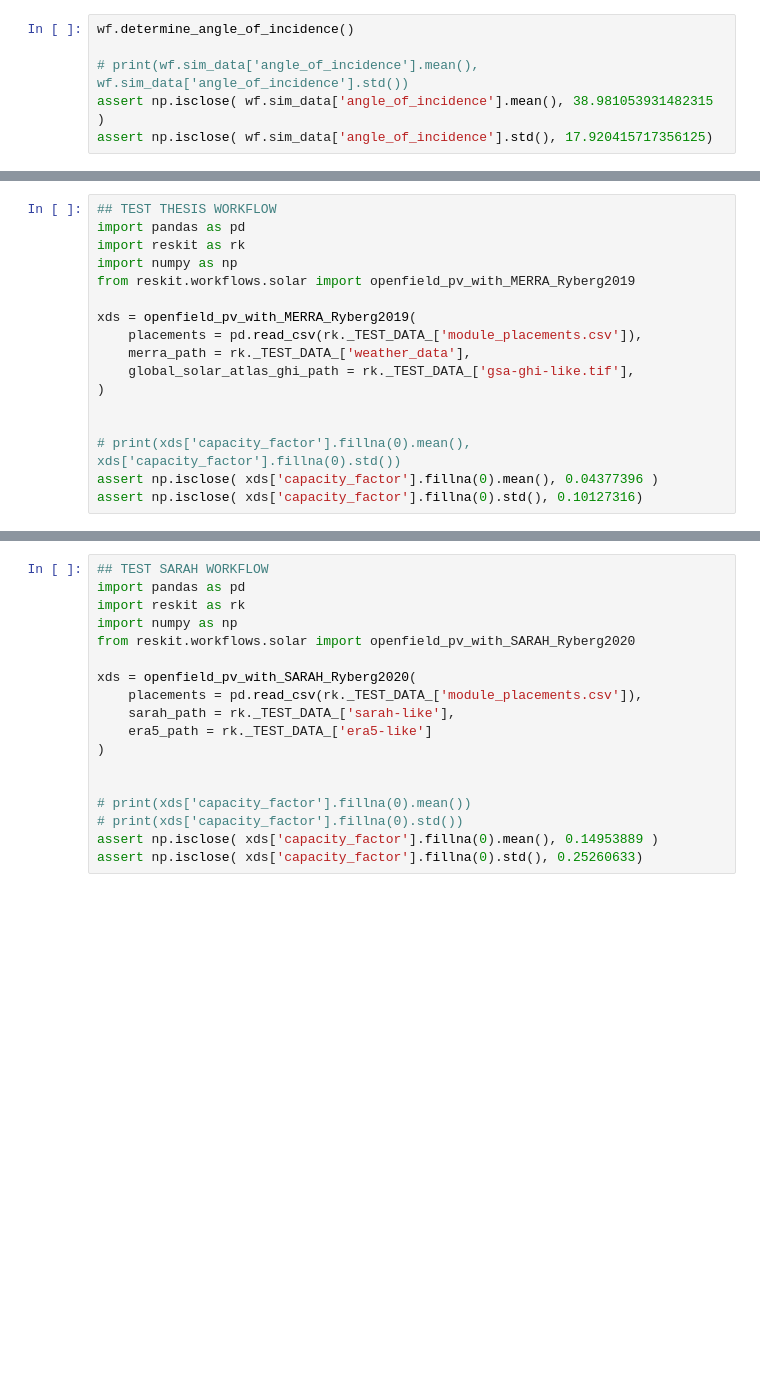
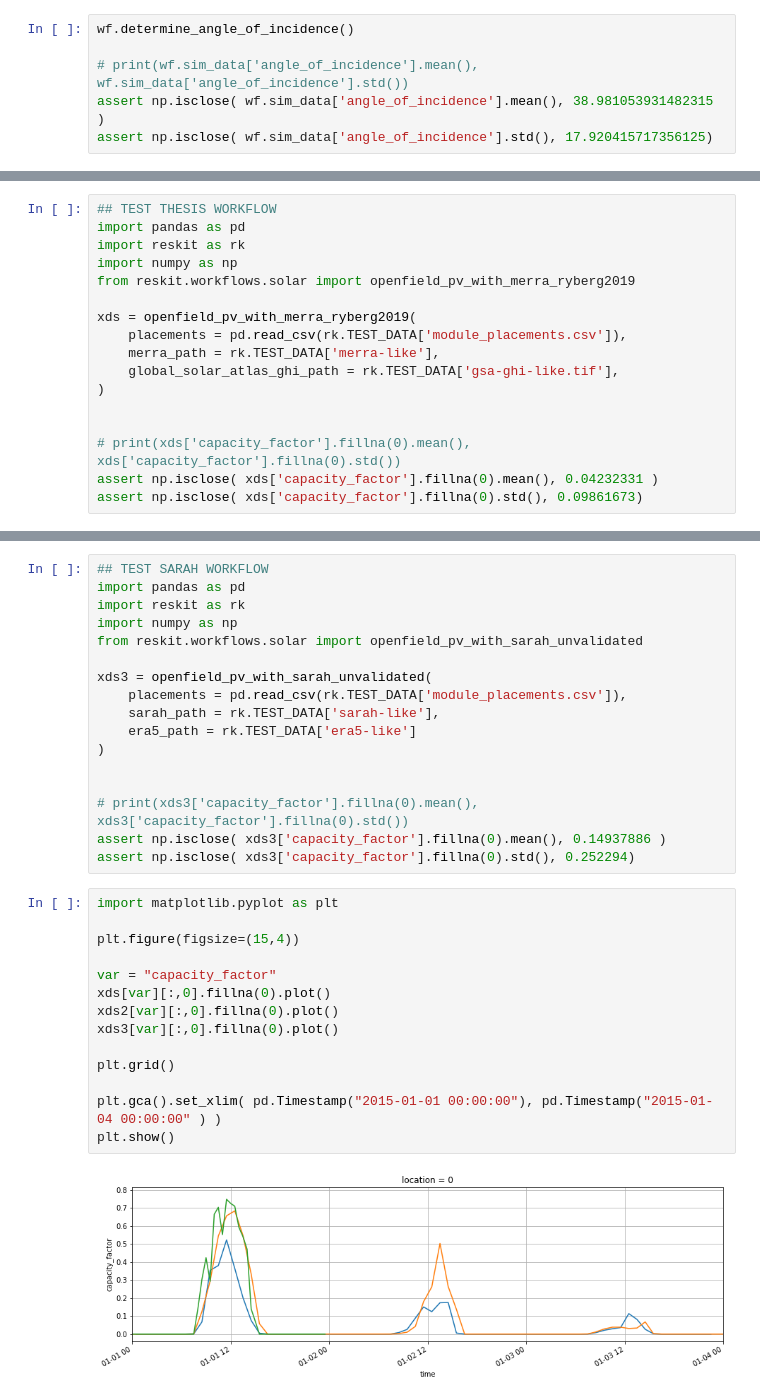
Before and after one commit to FZJ-IEK3-VSA/RESKit, a Jupyter notebook: examples/workflow_solar_testing.ipynb, the cells around one changed output, grey strips where cells are left out. Drawn from its saved outputs; the diff is of its cells as text; blank space fills up the shorter version.

```diff
--- a/examples/workflow_solar_testing.ipynb
+++ b/examples/workflow_solar_testing.ipynb
@@ -162,15 +164,15 @@ assert np.isclose( wf.sim_data['total_system_generation'].std(), 355.22719297283
 import pandas as pd
 import reskit as rk
 import numpy as np
-from reskit.workflows.solar import openfield_pv_with_MERRA_Ryberg2019
+from reskit.workflows.solar import openfield_pv_with_merra_ryberg2019
 
-xds = openfield_pv_with_MERRA_Ryberg2019(
-    placements = pd.read_csv(rk._TEST_DATA_['module_placements.csv']),
-    merra_path = rk._TEST_DATA_['weather_data'],
-    global_solar_atlas_ghi_path = rk._TEST_DATA_['gsa-ghi-like.tif'],
+xds = openfield_pv_with_merra_ryberg2019(
+    placements = pd.read_csv(rk.TEST_DATA['module_placements.csv']),
+    merra_path = rk.TEST_DATA['merra-like'],
+    global_solar_atlas_ghi_path = rk.TEST_DATA['gsa-ghi-like.tif'],
 )
 
 
 # print(xds['capacity_factor'].fillna(0).mean(), xds['capacity_factor'].fillna(0).std())
-assert np.isclose( xds['capacity_factor'].fillna(0).mean(), 0.04377396 )
-assert np.isclose( xds['capacity_factor'].fillna(0).std(), 0.10127316)
+assert np.isclose( xds['capacity_factor'].fillna(0).mean(), 0.04232331 )
+assert np.isclose( xds['capacity_factor'].fillna(0).std(), 0.09861673)
@@ -179,16 +200,31 @@ assert np.isclose( xds['capacity_factor'].fillna(0).std(), 0.10127316)
 import pandas as pd
 import reskit as rk
 import numpy as np
-from reskit.workflows.solar import openfield_pv_with_SARAH_Ryberg2020
+from reskit.workflows.solar import openfield_pv_with_sarah_unvalidated
 
-xds = openfield_pv_with_SARAH_Ryberg2020(
-    placements = pd.read_csv(rk._TEST_DATA_['module_placements.csv']),
-    sarah_path = rk._TEST_DATA_['sarah-like'],
-    era5_path = rk._TEST_DATA_['era5-like']
+xds3 = openfield_pv_with_sarah_unvalidated(
+    placements = pd.read_csv(rk.TEST_DATA['module_placements.csv']),
+    sarah_path = rk.TEST_DATA['sarah-like'],
+    era5_path = rk.TEST_DATA['era5-like']
 )
 
 
-# print(xds['capacity_factor'].fillna(0).mean())
-# print(xds['capacity_factor'].fillna(0).std())
-assert np.isclose( xds['capacity_factor'].fillna(0).mean(), 0.14953889 )
-assert np.isclose( xds['capacity_factor'].fillna(0).std(), 0.25260633)
+# print(xds3['capacity_factor'].fillna(0).mean(), xds3['capacity_factor'].fillna(0).std())
+assert np.isclose( xds3['capacity_factor'].fillna(0).mean(), 0.14937886 )
+assert np.isclose( xds3['capacity_factor'].fillna(0).std(), 0.252294)
+# %%
+import matplotlib.pyplot as plt
+
+plt.figure(figsize=(15,4))
+
+var = "capacity_factor"
+xds[var][:,0].fillna(0).plot()
+xds2[var][:,0].fillna(0).plot()
+xds3[var][:,0].fillna(0).plot()
+
+plt.grid()
+
+plt.gca().set_xlim( pd.Timestamp("2015-01-01 00:00:00"), pd.Timestamp("2015-01-04 00:00:00" ) )
+plt.show()
+# %% [output]
+[figure, added]
```
Also changed, not shown: parts of 12 cells of this notebook, 10 other files.
